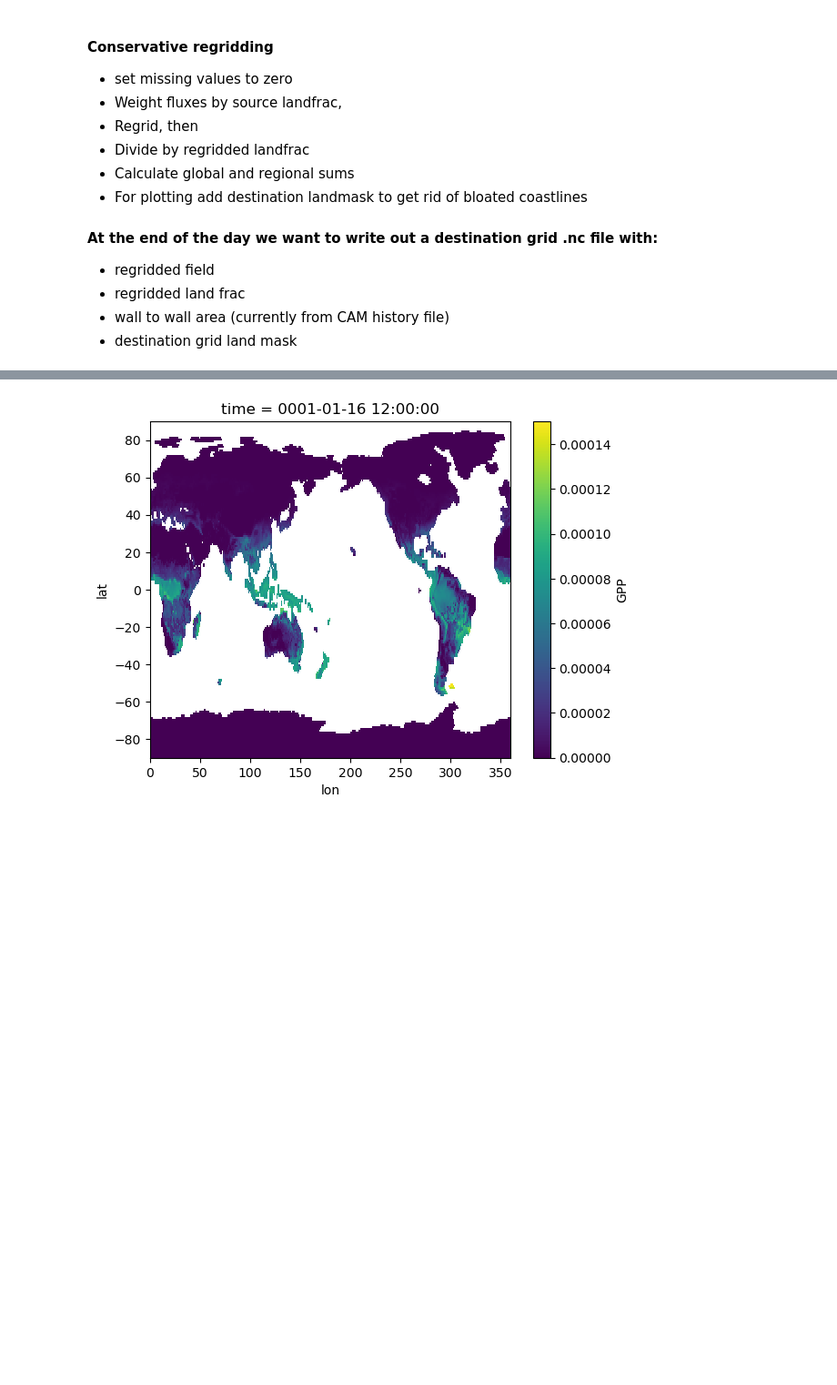
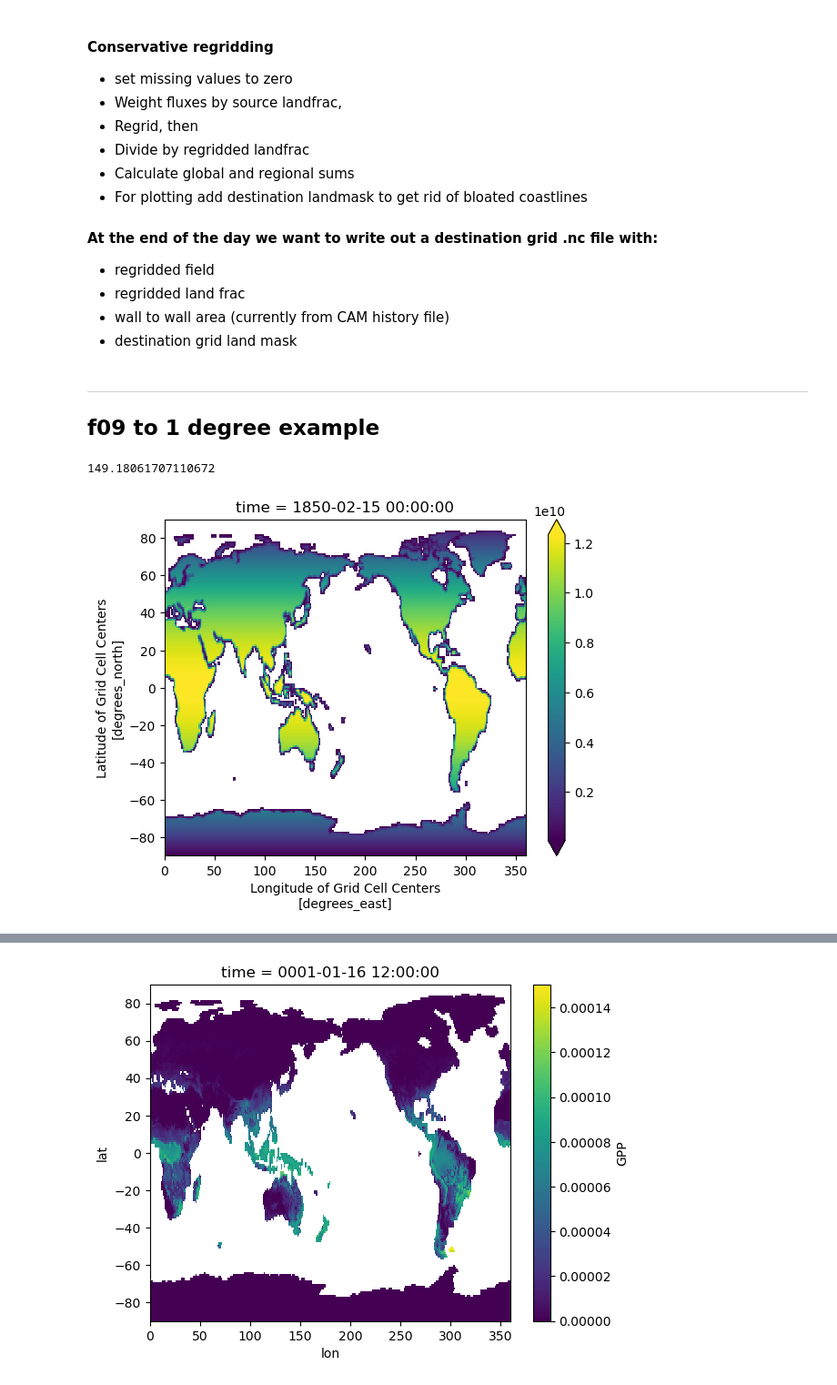
Before and after one commit to NCAR/ADF, a Jupyter notebook: scripts/regridding/regrid_conservative_180x360.ipynb, the cells around one changed output, grey strips where cells are left out. Shown at 91% size. Drawn from its saved outputs; the diff is of its cells as text; code cells hidden in the pictures; blank space fills up the shorter version.

```diff
--- a/scripts/regridding/regrid_conservative_180x360.ipynb
+++ b/scripts/regridding/regrid_conservative_180x360.ipynb
@@ -68,3 +80,36 @@ print(xe.__version__)
 - regridded land frac
 - wall to wall area (currently from CAM history file)
 - destination grid land mask
+# %% [markdown]
+---------
+## f09 to 1 degree example
+# %%
+gppfile = '/glade/derecho/scratch/wwieder/ADF_unstruct/ctsm5.4.CMIP7_ciso_ctsm5.3.075_f09_124_HIST_popDens/ts/ctsm5.4.CMIP7_ciso_ctsm5.3.075_f09_124_HIST_popDens.clm2.h0a.GPP.185001-202312.nc'
+nppfile = '/glade/derecho/scratch/wwieder/ADF_unstruct/ctsm5.4.CMIP7_ciso_ctsm5.3.075_f09_124_HIST_popDens/ts/ctsm5.4.CMIP7_ciso_ctsm5.3.075_f09_124_HIST_popDens.clm2.h0a.NPP.185001-202312.nc'
+ds_con = xr.open_dataset(nppfile)
+
+
+#ncremap --sgs_frc=landfrac --sgs_msk=landmask -m map_fv0.9x1.25_to_1x1_scripgrids_conserve_nomask_c260408.nc /glade/derecho/scratch/wwieder/ADF_unstruct/ctsm5.4.CMIP7_ciso_ctsm5.3.075_f09_124_HIST_popDens/ts/ctsm5.4.CMIP7_ciso_ctsm5.3.075_f09_124_HIST_popDens.clm2.h0a.GPP.185001-202312.nc GPP_remap_test.nc
+
+
+remap_file = '/glade/work/wwieder/NPP_remap_test.nc'
+ds_out = xr.open_dataset(remap_file)
+#ds_out['GPP'] = (ds_out.GPP / ds_out.landfrac)
+# %%
+# Now calculate area
+R = 6.371e6  # Earth's radius in meters
+# we know already that the spacing of the points is 1 degrees latitude, 1 degrees longitude
+dϕ = np.deg2rad(1.)
+dλ = np.deg2rad(1.)
+dA = R**2 * dϕ * dλ * np.cos(np.deg2rad(ds_out.lat))
+
+pixel_area = dA.where(ds_out['NPP'].isel(time=1).notnull())
+#pixel_area.plot(robust=True);
+
+pixel_area_lf = pixel_area*ds_out.landfrac
+pixel_area_lf.plot(robust=True);
+
+print((pixel_area_lf.sum(dim=['lat', 'lon'])*1e-12).values) #million km2
+# %% [output]
+149.18061707110672
+[figure, added]
```
Also changed, not shown: parts of 17 cells of this notebook.
